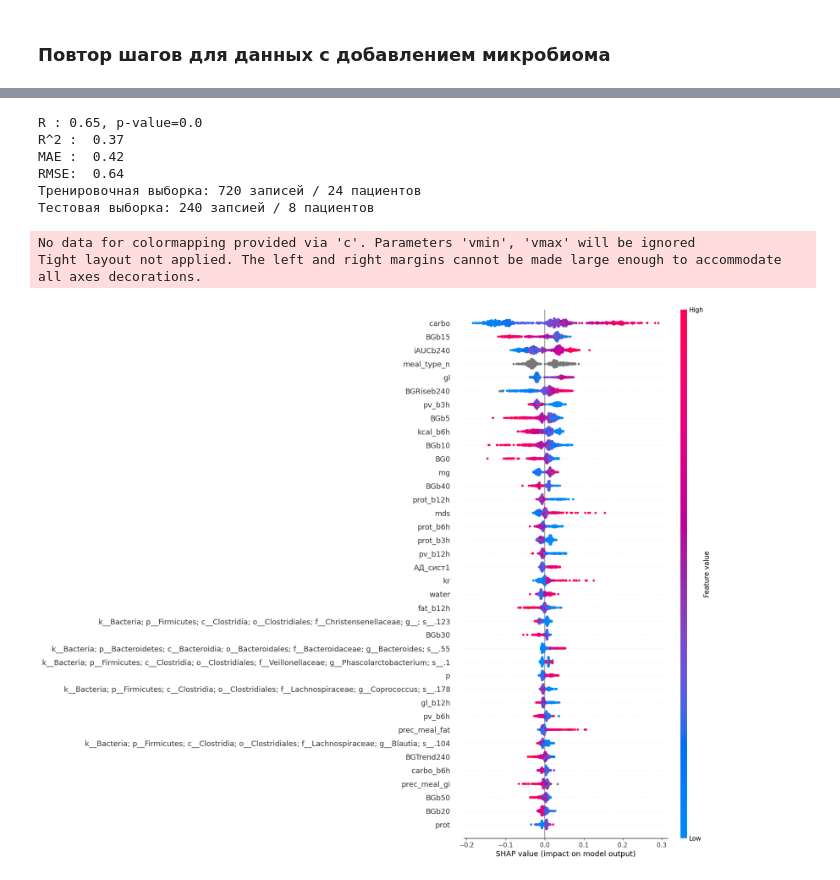
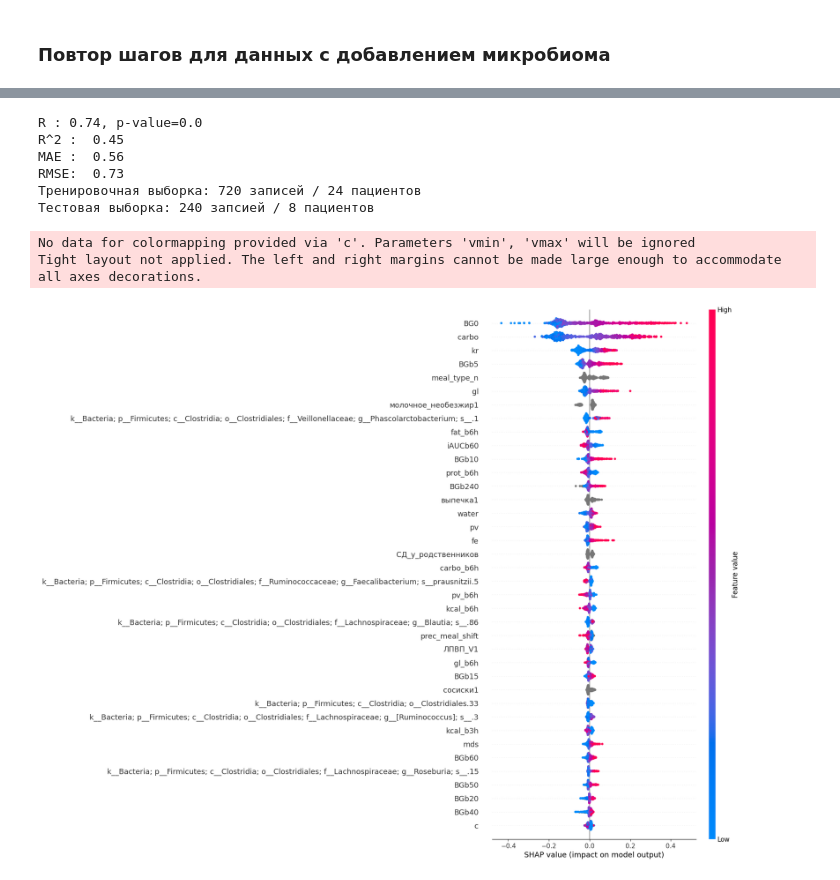
Before and after one commit to artemisak/CatBoostBloodGlucouseEstimation, a Jupyter notebook: MLModel.ipynb, the cells around one changed output, grey strips where cells are left out. Drawn from its saved outputs; the diff is of its cells as text; code cells hidden in the pictures.

```diff
--- a/MLModel.ipynb
+++ b/MLModel.ipynb
@@ -3,7 +3,7 @@
 # %% [markdown]
 <h3>Загрузка данных и удаление пустых строк из прогнозируемой величины
 # %%
-target_feature = 'iAUC120'
+target_feature = 'BGMax'
 cat_features = ['meal_type_n', 'daytime', 'part_of_day', 'диета_до_1визита', 'отеки1', 'образование', 'menses', 'АГ', 'НТГ', 'гсд_анамнез', 'СПКЯ', 'СД_у_родственников', 'пролактин', 'КОК',
                 'курение_до_беременности', 'курение_во_время', 'фрукты1', 'пирожные1', 'выпечка1', 'шоколад1', 'молочное_обезжир1', 'молочное_необезжир1', 'бобовые1', 'мясо1', 'сухофрукты1',
                 'рыба1', 'хлеб_цельное1', 'хлеб_любой1', 'соусы1','овощи1', 'овощи1_сырые', 'алкоголь1', 'сладкие_напитки1', 'кофе1', 'сосиски1', 'фрукты2', 'пирожные2', 'выпечка2', 'шоколад2',
@@ -111,11 +112,13 @@ grid_search_result['params']
 # %% [markdown]
 <h3> Прогнозирование на тестовой выборке
+# %%
+best_model = CatBoostRegressor(random_seed=34, iterations=1000, learning_rate=0.015, depth=6, l2_leaf_reg=1, loss_function='MAE', verbose=False)
 # %%
 train_clinical_pool = Pool(X_train_clinical, Y_train_clinical, cat_features = cat_features)
 test_clinical_pool = Pool(X_test_clinical, cat_features = cat_features)
 
-model.fit(train_clinical_pool)
-Y_pred_clinical = model.predict(test_clinical_pool)
+best_model.fit(train_clinical_pool)
+Y_pred_clinical = best_model.predict(test_clinical_pool)
 # %% [markdown]
 <h3>Расчет статистики
 # %%
@@ -170,8 +173,8 @@ print(f'Тестовая выборка: {N_test_micr}')
 train_micr_pool = Pool(X_train_micr, Y_train_micr, cat_features = cat_features)
 test_micr_pool = Pool(X_test_micr, cat_features = cat_features)
 
-model.fit(train_micr_pool)
-Y_pred_micr = model.predict(test_micr_pool)
+best_model.fit(train_micr_pool)
+Y_pred_micr = best_model.predict(test_micr_pool)
 # %%
 r = stats.pearsonr(Y_test_micr, Y_pred_micr)
 print(f"R : {round(r[0],2)}, p-value={round(r[1],2)}")
@@ -181,19 +184,19 @@ print("RMSE: ", round(np.sqrt(mean_squared_error(Y_test_micr, Y_pred_micr)),2))
 print(f'Тренировочная выборка: {X_train_micr.shape[0]} записей / {len(np.unique(X_train_micr.index))} \
 пациентов\nТестовая выборка: {X_test_micr.shape[0]} запсией / {len(np.unique(X_test_micr.index))} пациентов')
 # %% [output]
-R : 0.65, p-value=0.0
-R^2 :  0.37
-MAE :  0.42
-RMSE:  0.64
+R : 0.74, p-value=0.0
+R^2 :  0.45
+MAE :  0.56
+RMSE:  0.73
 Тренировочная выборка: 720 записей / 24 пациентов
 Тестовая выборка: 240 запсией / 8 пациентов
 # %%
 import shap
 
-explainer = shap.TreeExplainer(model)
+explainer = shap.TreeExplainer(best_model)
 shap_values=explainer.shap_values(train_micr_pool)
 shap.summary_plot(shap_values, X_train_micr, max_display=round(X_train_micr.shape[1]*0.1))
 # %% [output]
 No data for colormapping provided via 'c'. Parameters 'vmin', 'vmax' will be ignored
 Tight layout not applied. The left and right margins cannot be made large enough to accommodate all axes decorations.
-[figure, old version]
+[figure, new version]
```
Also changed, not shown: parts of 13 cells of this notebook.
